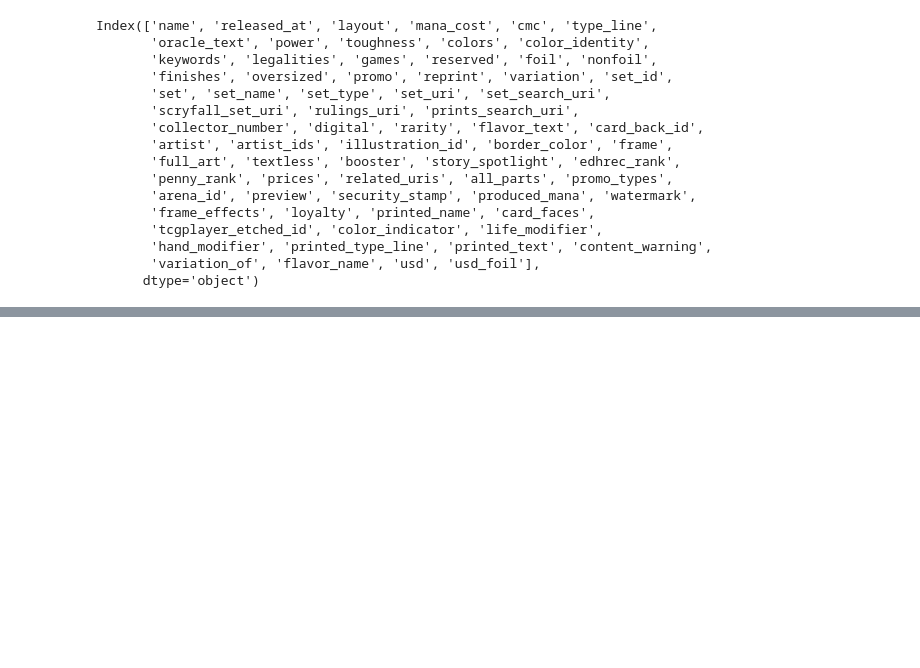
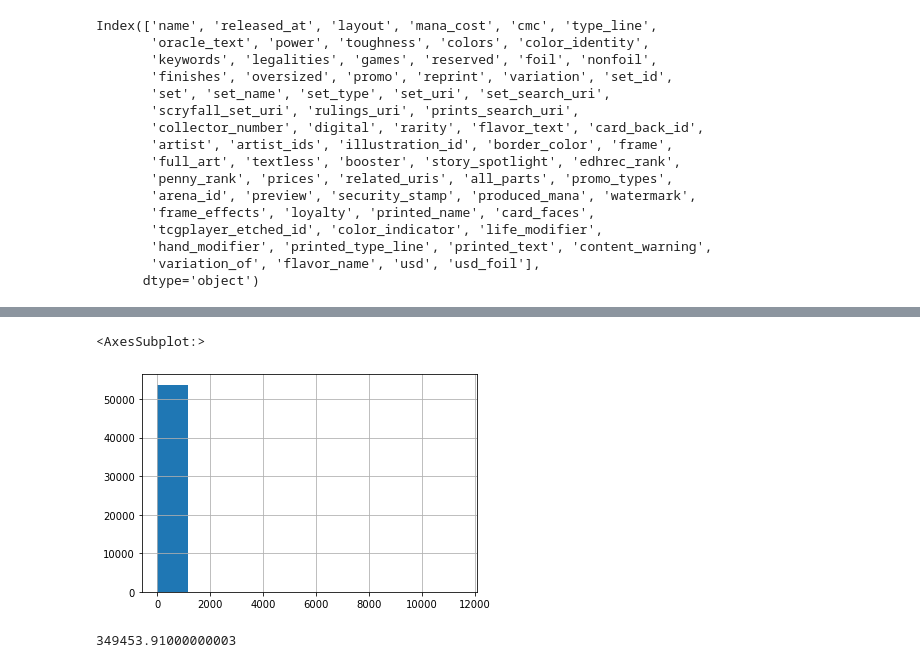
Before and after one commit to Jemison-DavidJasonStephenVasiliy/MTG-Project, a Jupyter notebook: V_folder/initial_explore.ipynb, the cells around one changed output, grey strips where cells are left out. Drawn from its saved outputs; the diff is of its cells as text; code cells hidden in the pictures; blank space fills up the shorter version.

```diff
--- a/V_folder/initial_explore.ipynb
+++ b/V_folder/initial_explore.ipynb
@@ -483,0 +542,9 @@ cdf.reserved
+# %%
+cdf.usd.hist()
+# %% [output]
+<AxesSubplot:>
+[figure, added]
+# %%
+cdf.usd.sum()
+# %% [output]
+349453.91000000003
```
Also changed, not shown: parts of 47 cells of this notebook, 1 other file.
